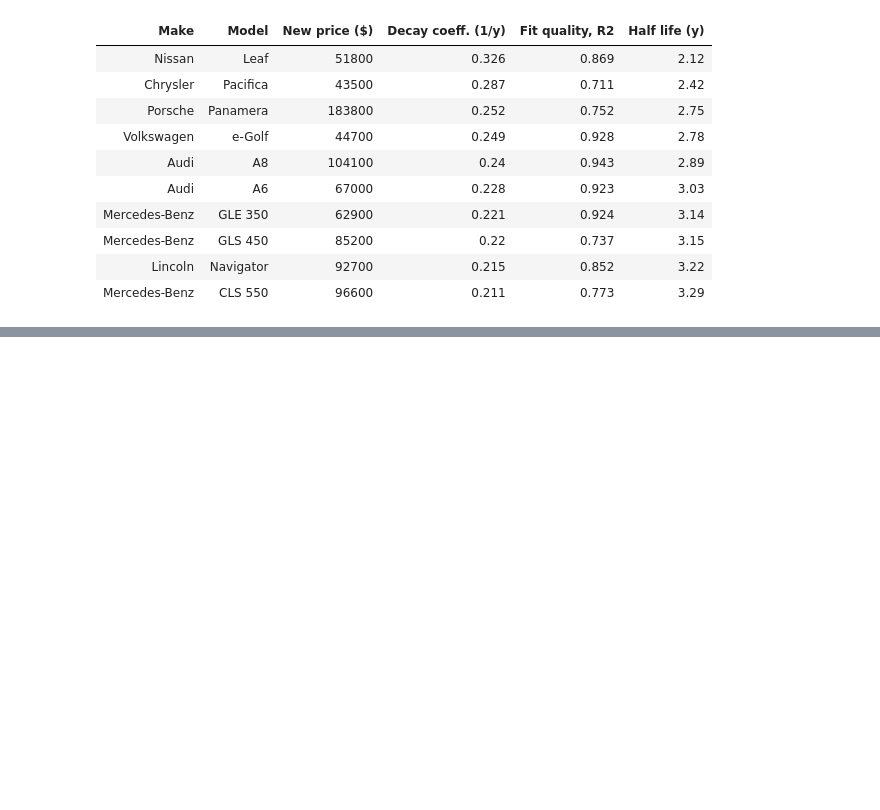
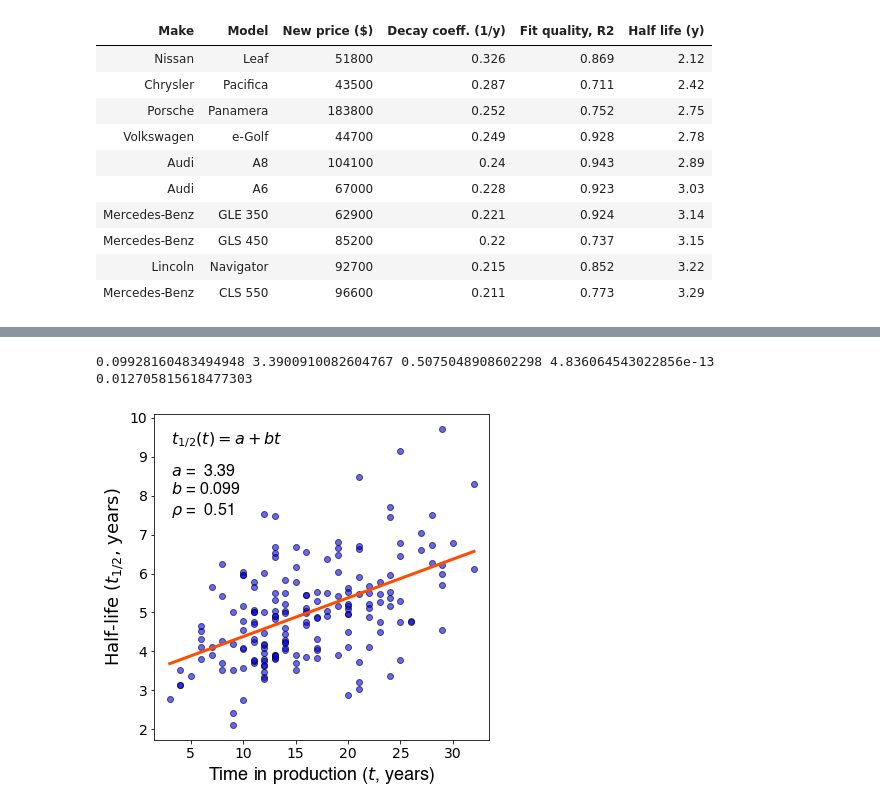
Before and after one commit to mboles01/Cars, a Jupyter notebook: notebooks/Untitled.ipynb, the cells around one changed output, grey strips where cells are left out. Drawn from its saved outputs; the diff is of its cells as text; code cells hidden in the pictures; blank space fills up the shorter version.

```diff
--- a/notebooks/Untitled.ipynb
+++ b/notebooks/Untitled.ipynb
@@ -93,0 +151,56 @@ full_data_set_clean = full_data_set.rename(columns={"Fit_age_a": "New Price",
+# %%
+# get number of years for each car
+listings_all = pd.read_csv('../data/listings5.csv')
+model_year_counts = listings_all.groupby('Model').Year.nunique().to_frame()
+# model_year_counts
+# %%
+# join year counts with depreciation summary
+depr_model_year_counts_temp = depr_summary.merge(model_year_counts, on='Model')
+depr_model_year_counts = depr_model_year_counts_temp[['Make', 'Model', 'Year', 'Half life']]
+# depr_model_year_counts.sort_values('Year')[130:170].sort_values('Half life')
+depr_model_year_counts.to_csv('../data/depr_model_year_counts.csv')
+# %%
+# plot half life versus time in production
+fig, ax = plt.subplots(1, 1, figsize=(6,6))
+
+x = depr_model_year_counts['Year']
+y = depr_model_year_counts['Half life']
+
+ax.scatter(x, y, edgecolor='black', facecolor='blue', alpha=0.6)
+
+import numpy as np
+fit = np.polyfit(x, y, 1, full=True)
+# print(fit)
+
+from scipy import stats
+slope, intercept, r_value, p_value, std_err = stats.linregress(x, y)
+print(slope, intercept, r_value, p_value, std_err)
+
+ax.plot(np.unique(x), np.poly1d(np.polyfit(x, y, 1))(np.unique(x)), '#ff4c00', linewidth=3)
+
+# set up text box
+props_1 = dict(facecolor='white', edgecolor='none', alpha=0.67)
+
+textbox_1 = r'$t_{1/2}(t) = a + bt$'
+textbox_2 = '$a$ = %5.2f \n$b$ = %0.3f' % (intercept, slope) + '\n' + r'$\rho$ = %5.2f' % r_value
+
+ax.text(0.05, 0.95, textbox_1, transform = ax.transAxes, fontsize = 16,
+        fontname = 'Helvetica', verticalalignment = 'top', bbox = props_1)
+
+ax.text(0.05, 0.85, textbox_2, transform = ax.transAxes, fontsize = 16,
+        fontname = 'Helvetica', verticalalignment = 'top', bbox = props_1)
+
+xlabel = r'Time in production ($\it{t}$, years)'
+ylabel = r'Half-life ($\it{t}_{1/2}$, years)'
+
+plt.xlabel(xlabel, fontsize = 18, fontname = 'Helvetica')
+plt.ylabel(ylabel, fontsize = 18)
+ax.tick_params(axis = 'x', labelsize = 14)
+ax.tick_params(axis = 'y', labelsize = 14)
+
+plt.savefig('../images/Time_in_production.png', dpi = 300)
+
+plt.show()
+# %% [output]
+0.09928160483494948 3.3900910082604767 0.5075048908602298 4.836064543022856e-13 0.012705815618477303
+[figure, added]
```
Also changed, not shown: parts of 8 cells of this notebook, 38 other files.
